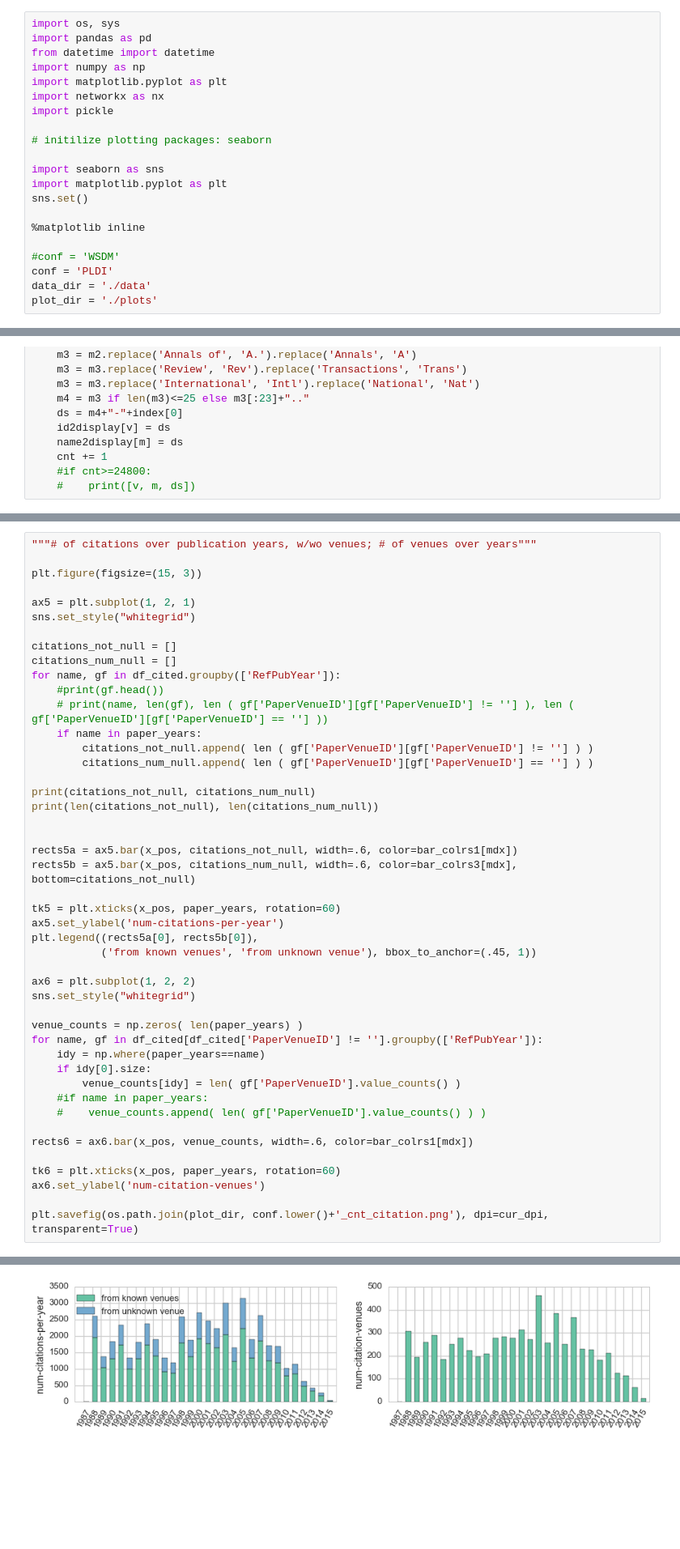
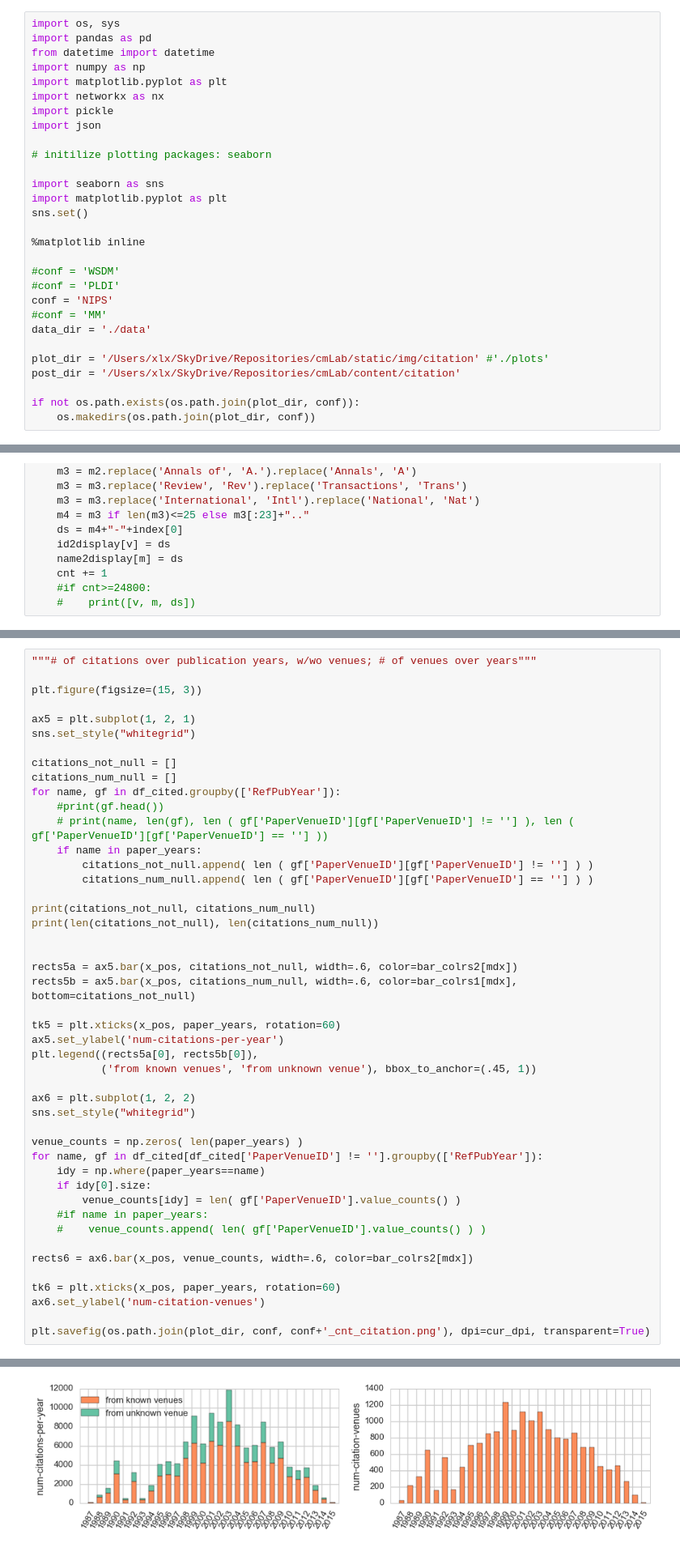
Before and after one commit to lexingxie/academic-graph, a Jupyter notebook: plot_conf_citations.ipynb, the cells around one changed output, grey strips where cells are left out. Shown at 81% size. Drawn from its saved outputs; the diff is of its cells as text; blank space fills up the shorter version.

```diff
--- a/plot_conf_citations.ipynb
+++ b/plot_conf_citations.ipynb
@@ -26,6 +26,7 @@ import numpy as np
 import matplotlib.pyplot as plt
 import networkx as nx
 import pickle
+import json
 
 # initilize plotting packages: seaborn
 
@@ -36,9 +37,16 @@ sns.set()
 %matplotlib inline
 
 #conf = 'WSDM'
-conf = 'PLDI'
+#conf = 'PLDI'
+conf = 'NIPS'
+#conf = 'MM'
 data_dir = './data'
-plot_dir = './plots'
+
+plot_dir = '/Users/xlx/SkyDrive/Repositories/cmLab/static/img/citation' #'./plots'
+post_dir = '/Users/xlx/SkyDrive/Repositories/cmLab/content/citation'
+
+if not os.path.exists(os.path.join(plot_dir, conf)):
+    os.makedirs(os.path.join(plot_dir, conf))
 # %% [markdown]
 input data:
 
@@ -315,8 +324,8 @@ print(citations_not_null, citations_num_null)
 print(len(citations_not_null), len(citations_num_null))
 
 
-rects5a = ax5.bar(x_pos, citations_not_null, width=.6, color=bar_colrs1[mdx])
-rects5b = ax5.bar(x_pos, citations_num_null, width=.6, color=bar_colrs3[mdx], bottom=citations_not_null)
+rects5a = ax5.bar(x_pos, citations_not_null, width=.6, color=bar_colrs2[mdx])
+rects5b = ax5.bar(x_pos, citations_num_null, width=.6, color=bar_colrs1[mdx], bottom=citations_not_null)
 
 tk5 = plt.xticks(x_pos, paper_years, rotation=60)
 ax5.set_ylabel('num-citations-per-year')
@@ -334,10 +343,10 @@ for name, gf in df_cited[df_cited['PaperVenueID'] != ''].groupby(['RefPubYear'])
     #if name in paper_years:
     #    venue_counts.append( len( gf['PaperVenueID'].value_counts() ) )
 
-rects6 = ax6.bar(x_pos, venue_counts, width=.6, color=bar_colrs1[mdx])
+rects6 = ax6.bar(x_pos, venue_counts, width=.6, color=bar_colrs2[mdx])
 
 tk6 = plt.xticks(x_pos, paper_years, rotation=60)
 ax6.set_ylabel('num-citation-venues')
 
-plt.savefig(os.path.join(plot_dir, conf.lower()+'_cnt_citation.png'), dpi=cur_dpi, transparent=True)
+plt.savefig(os.path.join(plot_dir, conf, conf+'_cnt_citation.png'), dpi=cur_dpi, transparent=True)
 # %% [output]
@@ -345,5 +354,5 @@ plt.savefig(os.path.join(plot_dir, conf.lower()+'_cnt_citation.png'), dpi=cur_dp
 29 29
-[figure, old version]
+[figure, new version]
 # %%
 print('{} paper papers from {} to {}, citing {} others, avg {:0.2f} references per paper'.format(
         len(df_paper), df_paper['PubYear'].min(), df_paper['PubYear'].max(), len(df_citing), len(df_citing)/len(df_paper)))
```
Also changed, not shown: parts of 24 cells of this notebook, 1 other file.
